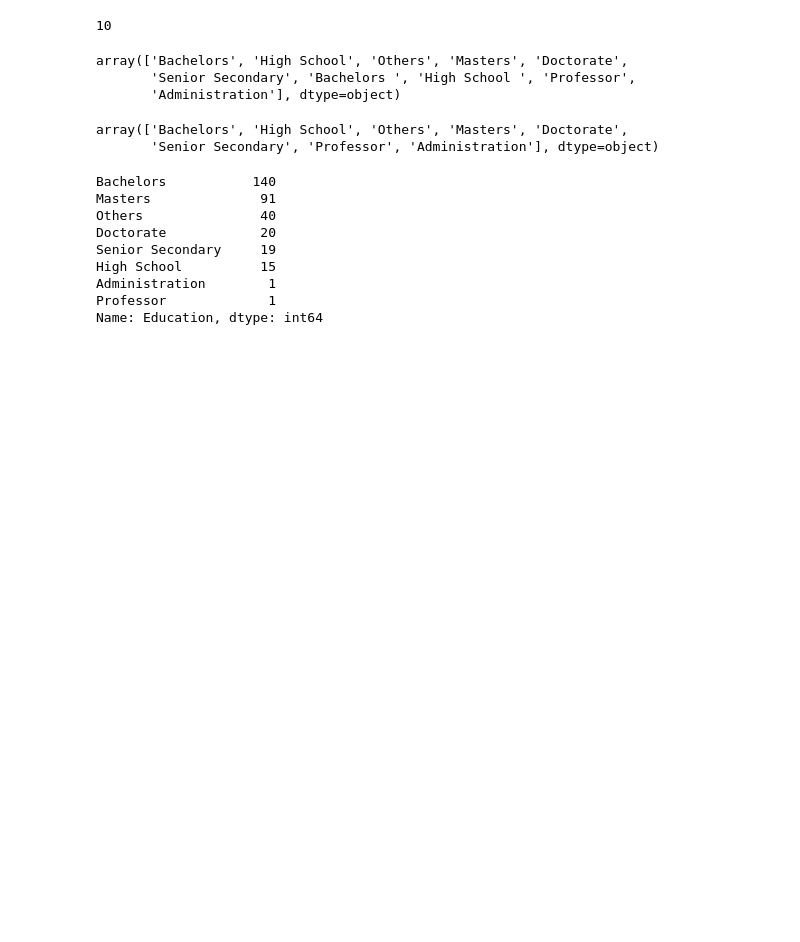
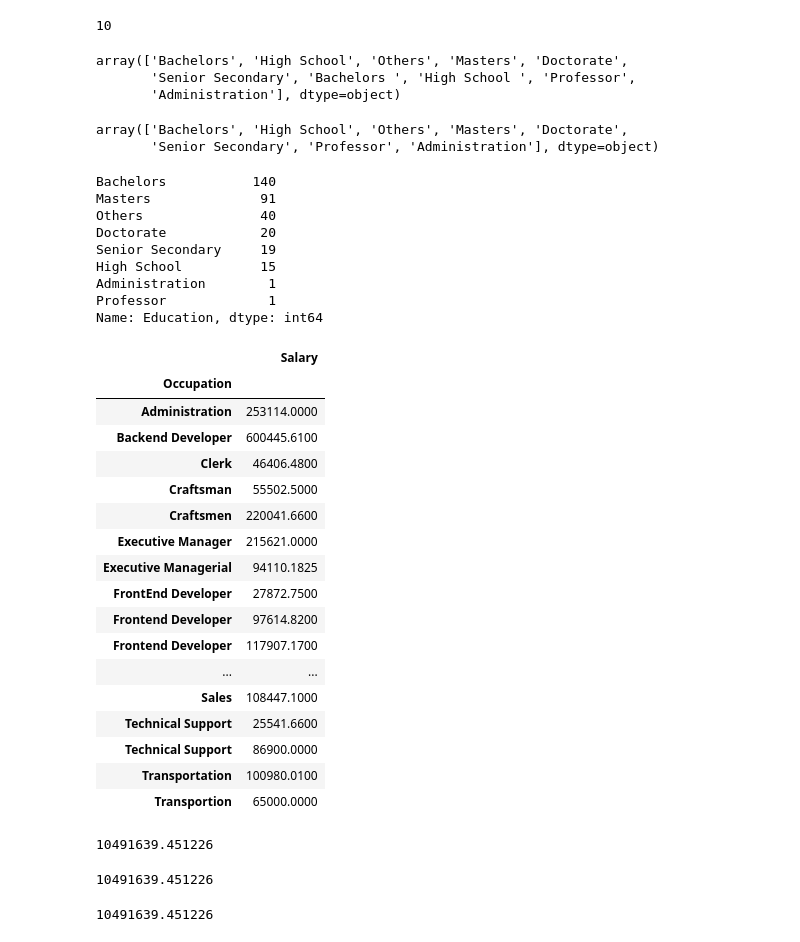
Before and after one commit to enge-singh07/Practice_Set, a Jupyter notebook: Get_Start_Pandas.ipynb, the cells around one changed output. Cells and saved outputs as stored; diff of their text form; code cells hidden in the pictures; blank space fills up the shorter version.

```diff
--- a/Get_Start_Pandas.ipynb
+++ b/Get_Start_Pandas.ipynb
@@ -373,3 +373,40 @@ High School          15
 Administration        1
 Professor             1
 Name: Education, dtype: int64
+# %%
+df.groupby("Occupation")[['Salary']].max()
+# %% [output]
+|  | Salary |
+| Occupation |  |
+| Administration | 253114.0000 |
+| Backend Developer | 600445.6100 |
+| Clerk | 46406.4800 |
+| Craftsman | 55502.5000 |
+| Craftsmen | 220041.6600 |
+| Executive Manager | 215621.0000 |
+| Executive Managerial | 94110.1825 |
+| FrontEnd Developer | 27872.7500 |
+| Frontend Developer | 97614.8200 |
+| Frontend Developer | 117907.1700 |
+| ... | ... |
+| Sales | 108447.1000 |
+| Technical Support | 25541.6600 |
+| Technical Support | 86900.0000 |
+| Transportation | 100980.0100 |
+| Transportion | 65000.0000 |
+# %%
+# By Doing Grouping (Assigning value to a variable)
+x = df.groupby("Workclass").get_group('Private')
+x.groupby('Sex').get_group('Male')["Salary"].sum()
+# %% [output]
+10491639.451226
+# %%
+# By Doing Grouping (Single Line Grouping)
+df.groupby(['Workclass','Sex']).get_group(('Private','Male'))['Salary'].sum()
+# %% [output]
+10491639.451226
+# %%
+# By Doing Filter
+df[(df.Workclass=='Private')& (df.Sex=="Male")]['Salary'].sum()
+# %% [output]
+10491639.451226
```
Also changed, not shown: parts of 5 cells of this notebook, 3 other files.
